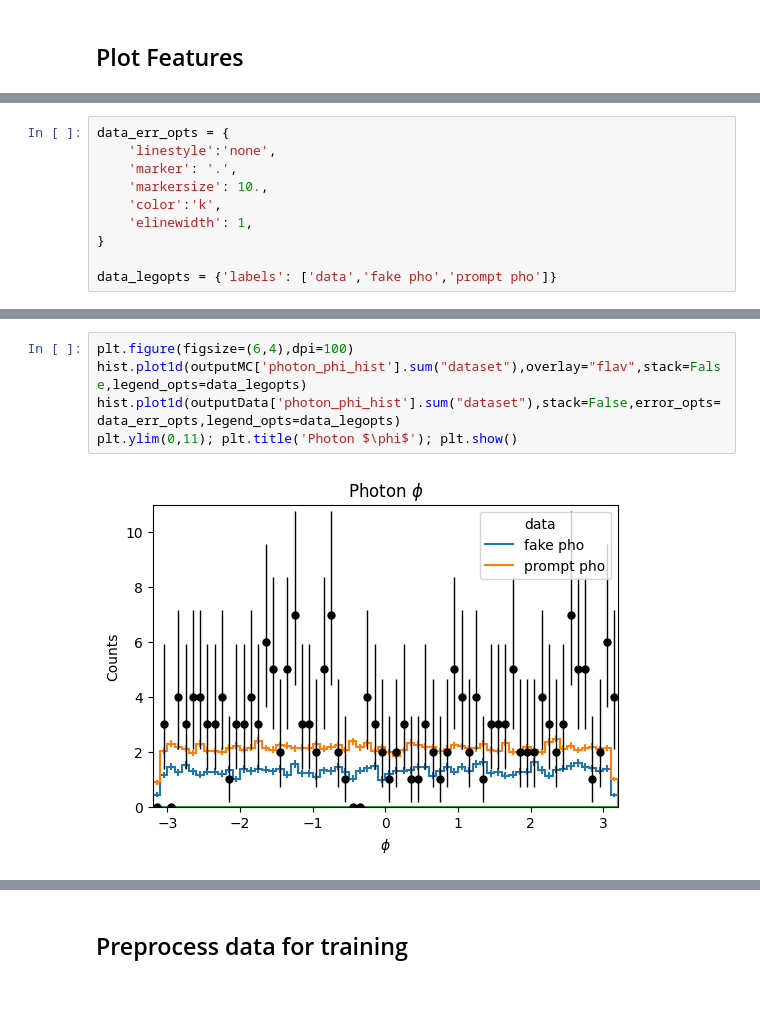
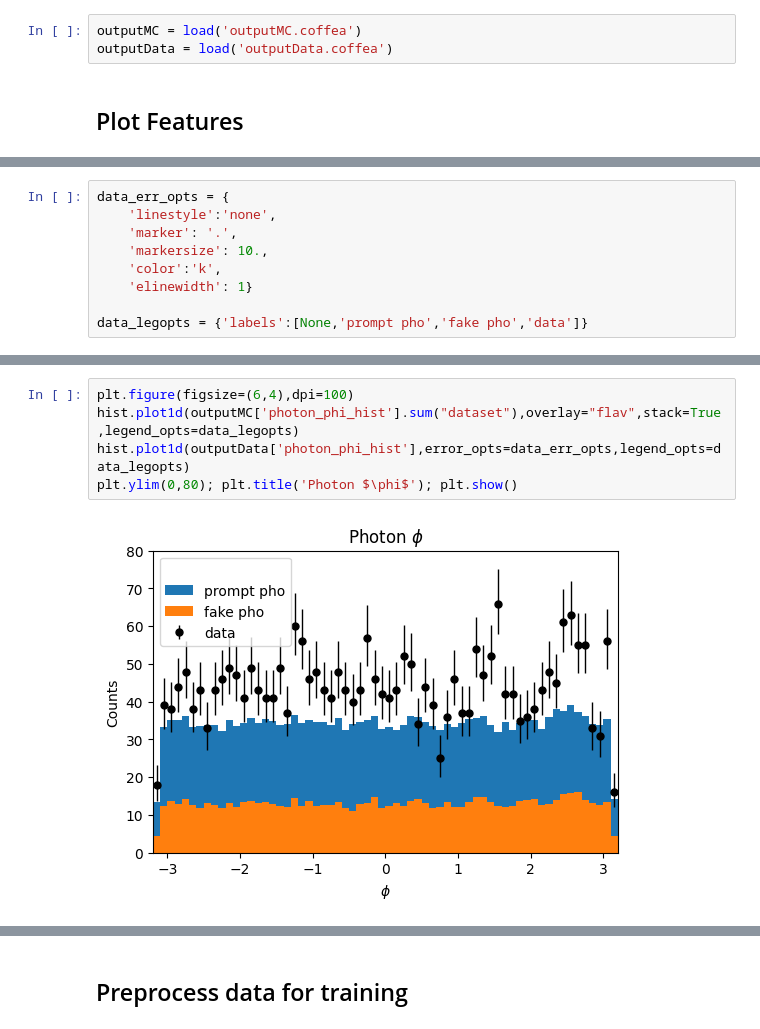
Before and after one commit to nbraukman/PhotonClassification, a Jupyter notebook: PhotonClassification.ipynb, the cells around one changed output, grey strips where cells are left out. Drawn from its saved outputs; the diff is of its cells as text; blank space fills up the shorter version.

```diff
--- a/PhotonClassification.ipynb
+++ b/PhotonClassification.ipynb
@@ -342,2 +24,5 @@ for key, obj in outputMC.items():
+# %%
+outputMC = load('outputMC.coffea')
+outputData = load('outputData.coffea')
 # %% [markdown]
 ## Plot Features
@@ -367,9 +34,8 @@ data_err_opts = {
     'marker': '.',
     'markersize': 10.,
     'color':'k',
-    'elinewidth': 1,
-}
+    'elinewidth': 1}
 
-data_legopts = {'labels': ['data','fake pho','prompt pho']}
+data_legopts = {'labels':[None,'prompt pho','fake pho','data']}
 # %%
 plt.figure(figsize=(6,4),dpi=100)
@@ -388,7 +74,7 @@ plt.ylim(0,17); plt.title('Photon $\eta$'); plt.show()
 # %%
 plt.figure(figsize=(6,4),dpi=100)
-hist.plot1d(outputMC['photon_phi_hist'].sum("dataset"),overlay="flav",stack=False,legend_opts=data_legopts)
-hist.plot1d(outputData['photon_phi_hist'].sum("dataset"),stack=False,error_opts=data_err_opts,legend_opts=data_legopts)
-plt.ylim(0,11); plt.title('Photon $\phi$'); plt.show()
+hist.plot1d(outputMC['photon_phi_hist'].sum("dataset"),overlay="flav",stack=True,legend_opts=data_legopts)
+hist.plot1d(outputData['photon_phi_hist'],error_opts=data_err_opts,legend_opts=data_legopts)
+plt.ylim(0,80); plt.title('Photon $\phi$'); plt.show()
 # %% [output]
-[figure, old version]
+[figure, new version]
```
Also changed, not shown: parts of 63 cells of this notebook, 7 other files.
